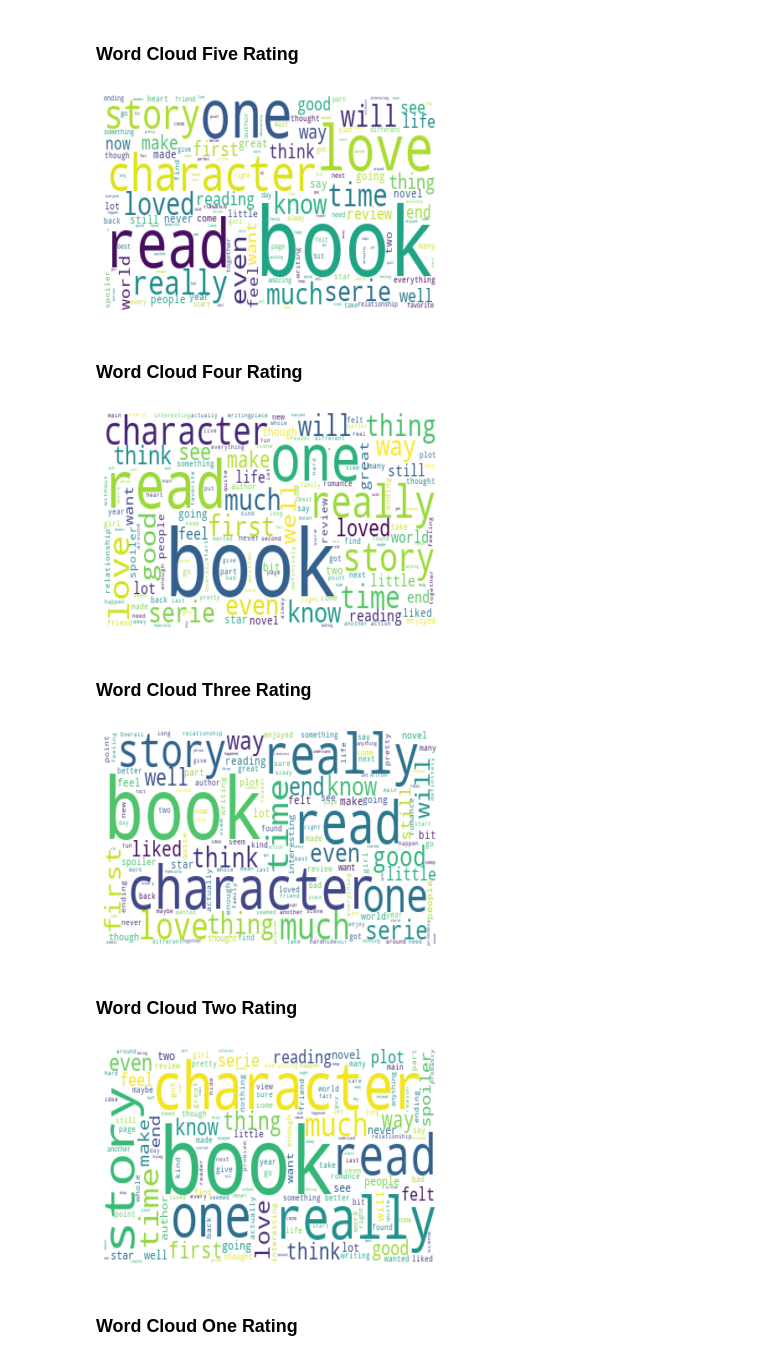
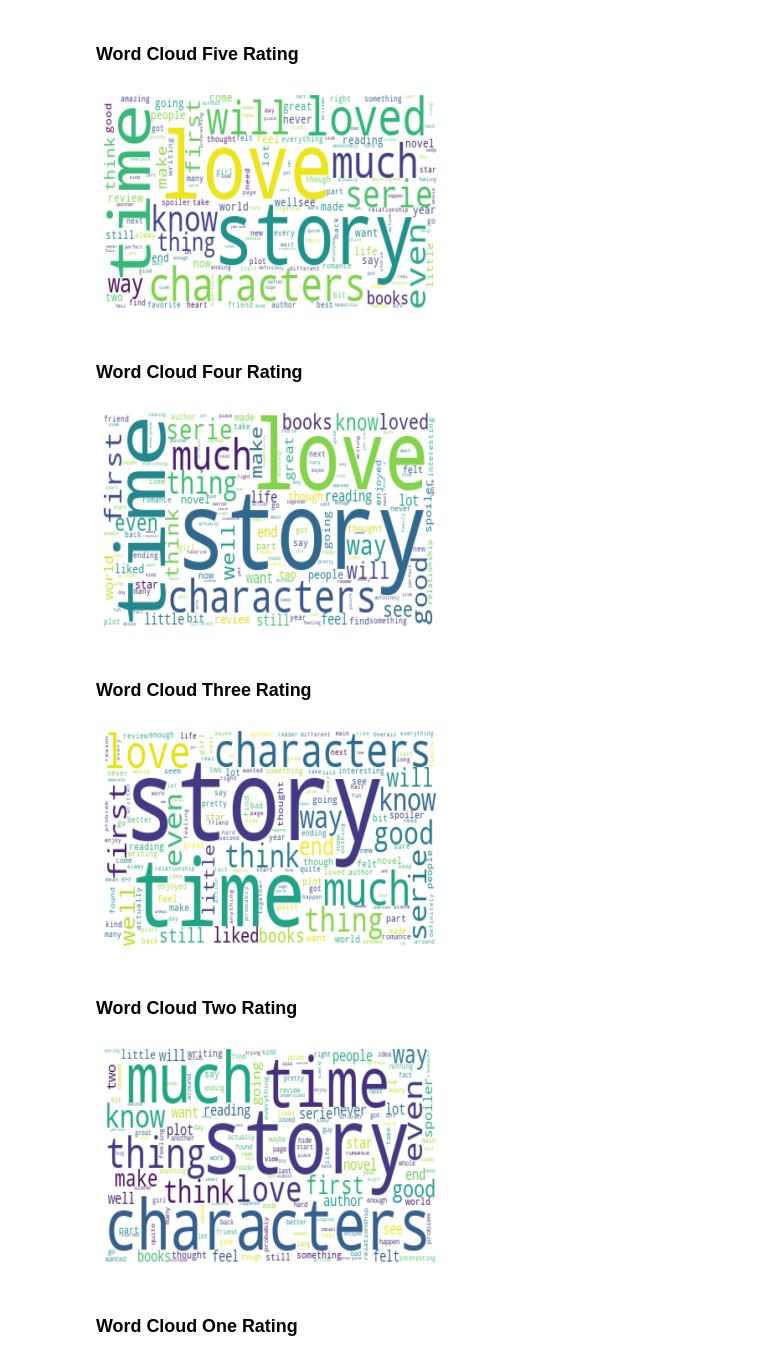
Before and after one commit to henrysvg/Capstone-Project, a Jupyter notebook: Notebook.ipynb, the cells around one changed output. Cells and saved outputs as stored; diff of their text form; code cells hidden in the pictures.

```diff
--- a/Notebook.ipynb
+++ b/Notebook.ipynb
@@ -235,9 +235,13 @@ One_Rating = " ".join(review for review in df[df["rating"]==1]['review_text'])
 # %% [markdown]
 ### Word Cloud Five Rating
 # %%
-from wordcloud import WordCloud
+from wordcloud import WordCloud, STOPWORDS
 
-wordcloud_five = WordCloud(collocations=False,background_color="white", max_words=150).generate(Five_rating)
+wc_stopwords= set(STOPWORDS)
+wc_new_words = ["book", "read", "character", "really", "one"]
+wc_new_stopwords=wc_stopwords.union(wc_new_words)
+
+wordcloud_five = WordCloud(collocations=False,background_color="white", max_words=150, stopwords=wc_new_stopwords).generate(Five_rating)
 
 # Display the generated image:
 plt.imshow(wordcloud_five, interpolation='bilinear',aspect="auto")
@@ -245,13 +249,11 @@ plt.axis("off")
 # store to file
 plt.show()
 # %% [output]
-[figure, old version]
+[figure, new version]
 # %% [markdown]
 ### Word Cloud Four Rating
 # %%
-from wordcloud import WordCloud
-
-wordcloud_four = WordCloud(collocations=False,background_color="white", max_words=150).generate(Four_Rating)
+wordcloud_four = WordCloud(collocations=False,background_color="white", max_words=150, stopwords=wc_new_stopwords).generate(Four_Rating)
 
 # Display the generated image:
 plt.imshow(wordcloud_four, interpolation='bilinear',aspect="auto")
@@ -259,13 +261,11 @@ plt.axis("off")
 # store to file
 plt.show()
 # %% [output]
-[figure, old version]
+[figure, new version]
 # %% [markdown]
 ### Word Cloud Three Rating
 # %%
-from wordcloud import WordCloud
-
-wordcloud_three = WordCloud(collocations=False,background_color="white", max_words=150).generate(Three_Rating)
+wordcloud_three = WordCloud(collocations=False,background_color="white", max_words=150, stopwords=wc_new_stopwords).generate(Three_Rating)
 
 # Display the generated image:
 plt.imshow(wordcloud_three, interpolation='bilinear',aspect="auto")
@@ -273,21 +273,19 @@ plt.axis("off")
 # store to file
 plt.show()
 # %% [output]
-[figure, old version]
+[figure, new version]
 # %% [markdown]
 ### Word Cloud Two Rating
 # %%
-from wordcloud import WordCloud
-
-wordcloud_two = WordCloud(collocations=False,background_color="white", max_words=150).generate(Two_Rating)
+wordcloud_two = WordCloud(collocations=False,background_color="white", max_words=150, stopwords=wc_new_stopwords).generate(Two_Rating)
 
 # Display the generated image:
 plt.imshow(wordcloud_two, interpolation='bilinear',aspect="auto")
 plt.axis("off")
 # store to file
 plt.show()
 # %% [output]
-[figure, old version]
+[figure, new version]
 # %% [markdown]
 ### Word Cloud One Rating
 # %%
```
Also changed, not shown: parts of 51 cells of this notebook.
